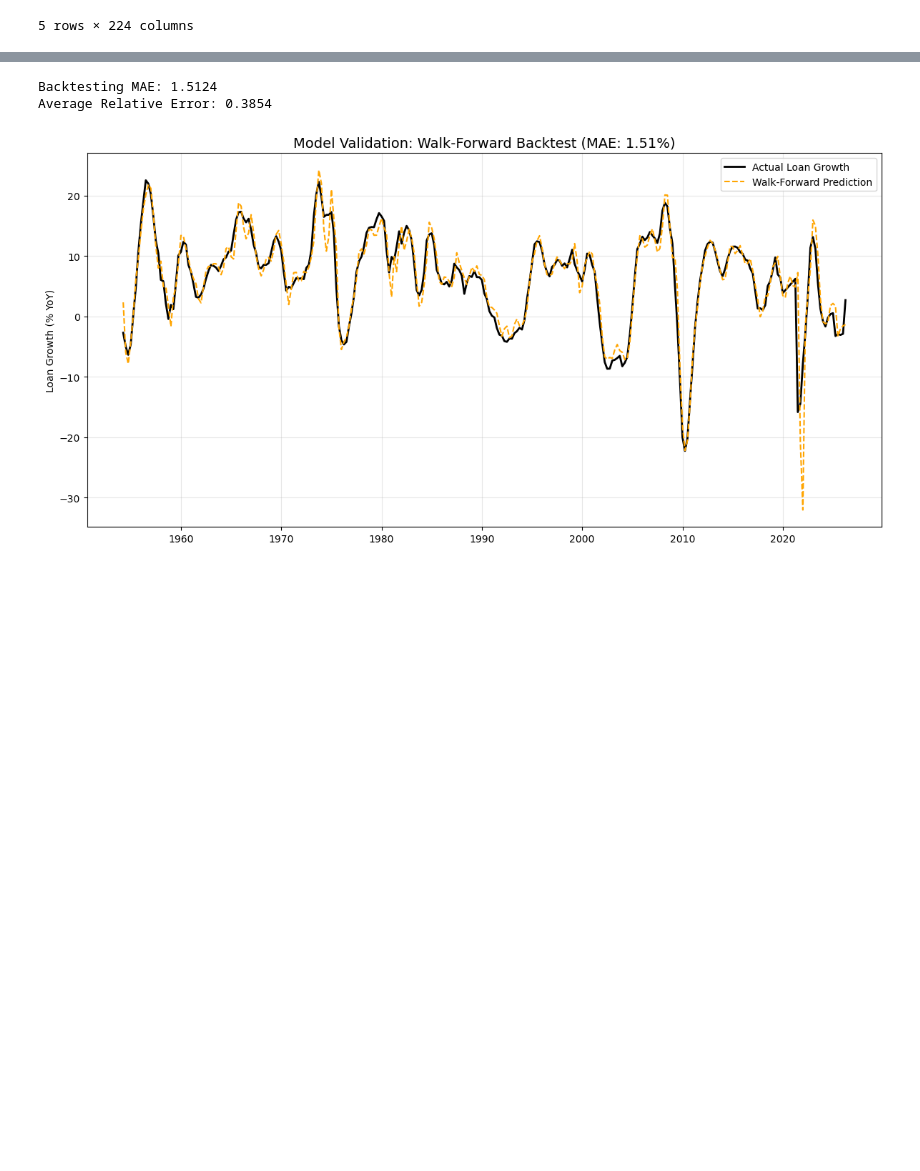
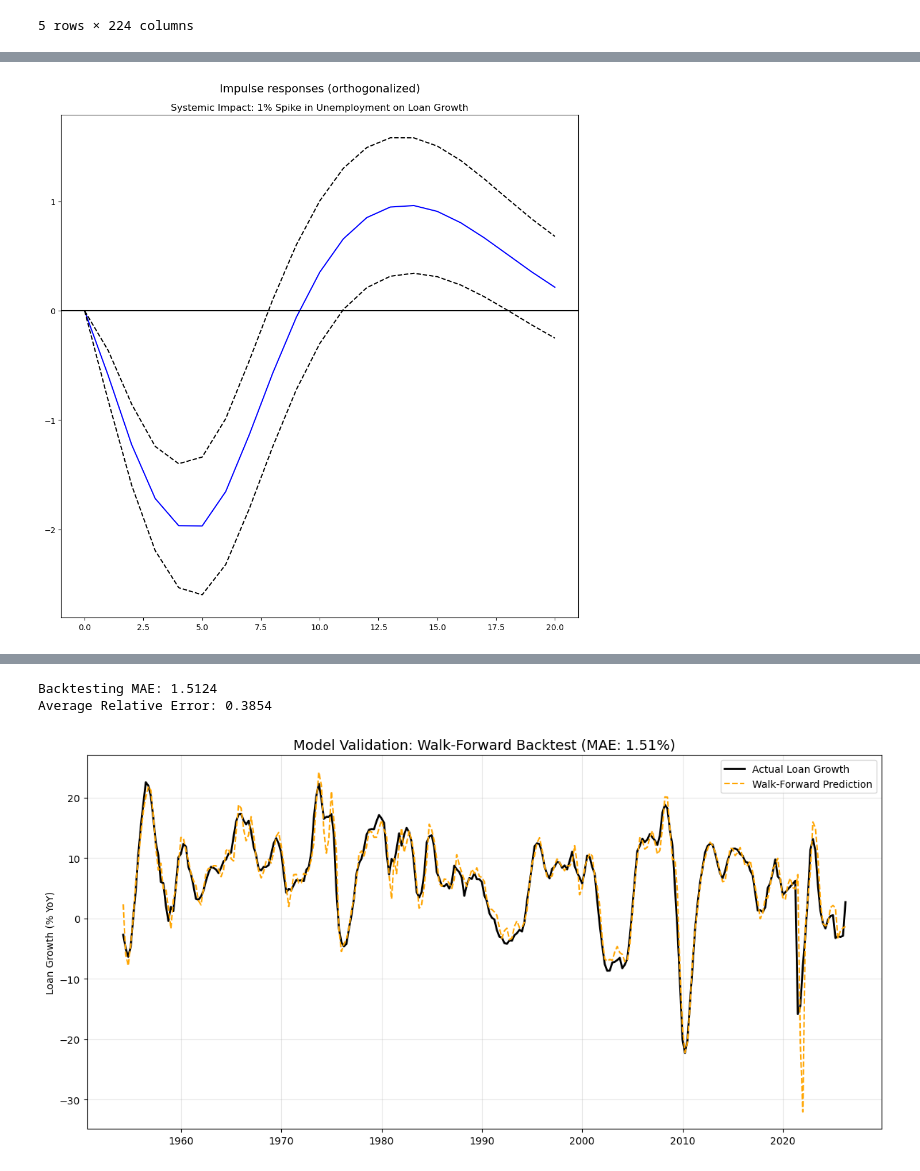
Before and after one commit to gpointd/ECON-522-Forecasting-Project, a Jupyter notebook: Climate Data/Climate Analysis.ipynb, the cells around one changed output, grey strips where cells are left out. Cells and saved outputs as stored; diff of their text form; code cells hidden in the pictures; blank space fills up the shorter version.

```diff
--- a/Climate Data/Climate Analysis.ipynb
+++ b/Climate Data/Climate Analysis.ipynb
@@ -608,0 +706,10 @@ plt.show()
+# %%
+# Create an Impulse Response Function (IRF)
+irf = results_var.irf(20) # Look at 20 quarters (5 years)
+
+# Plot the impact of an Unemployment Shock on Loan Growth
+irf.plot(impulse='Unemployment_Rate', response='Loan_Growth', orth=True)
+plt.title('Systemic Impact: 1% Spike in Unemployment on Loan Growth')
+plt.show()
+# %% [output]
+[figure, added]
```
Also changed, not shown: parts of 17 cells of this notebook, 1 other file.
